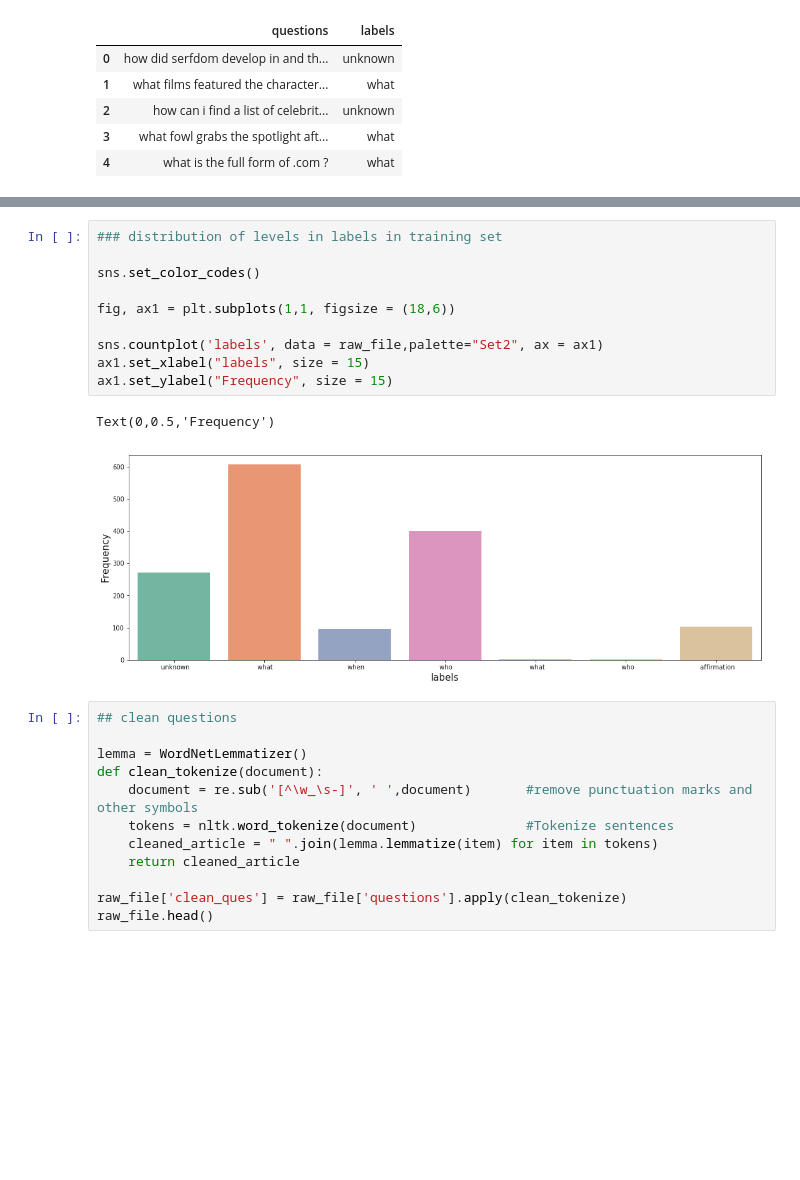
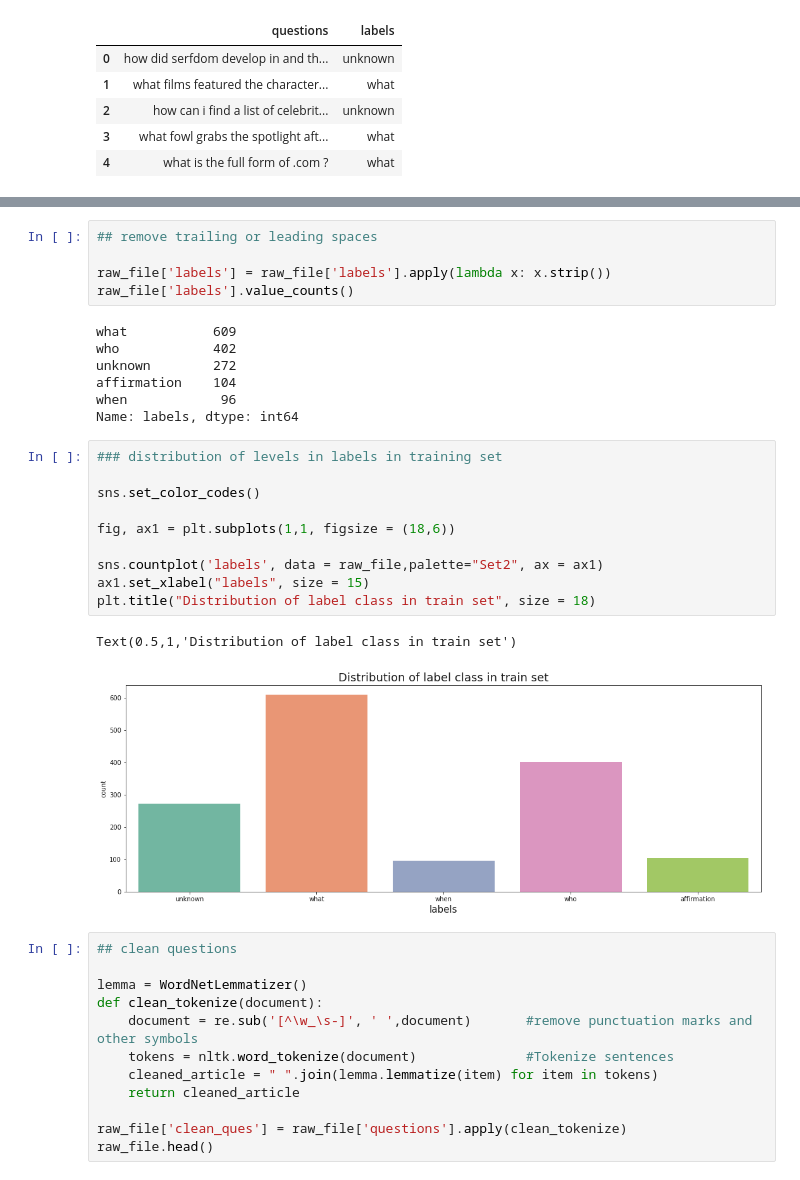
Before and after one commit to himanirajora/question_text_classification, a Jupyter notebook: niki.ipynb, the cells around one changed output, grey strips where cells are left out. Drawn from its saved outputs; the diff is of its cells as text; blank space fills up the shorter version.

```diff
--- a/niki.ipynb
+++ b/niki.ipynb
@@ -45,16 +70,28 @@ raw_file.head()
+# %%
+## remove trailing or leading spaces
+
+raw_file['labels'] = raw_file['labels'].apply(lambda x: x.strip())
+raw_file['labels'].value_counts()
+# %% [output]
+what           609
+who            402
+unknown        272
+affirmation    104
+when            96
+Name: labels, dtype: int64
 # %%
 ### distribution of levels in labels in training set
 
 sns.set_color_codes()
 
 fig, ax1 = plt.subplots(1,1, figsize = (18,6))
 
 sns.countplot('labels', data = raw_file,palette="Set2", ax = ax1)
 ax1.set_xlabel("labels", size = 15)
-ax1.set_ylabel("Frequency", size = 15)
+plt.title("Distribution of label class in train set", size = 18)
 # %% [output]
-Text(0,0.5,'Frequency')
+Text(0.5,1,'Distribution of label class in train set')
-[figure, old version]
+[figure, new version]
 # %%
 ## clean questions
 
```
Also changed, not shown: parts of 10 cells of this notebook.
